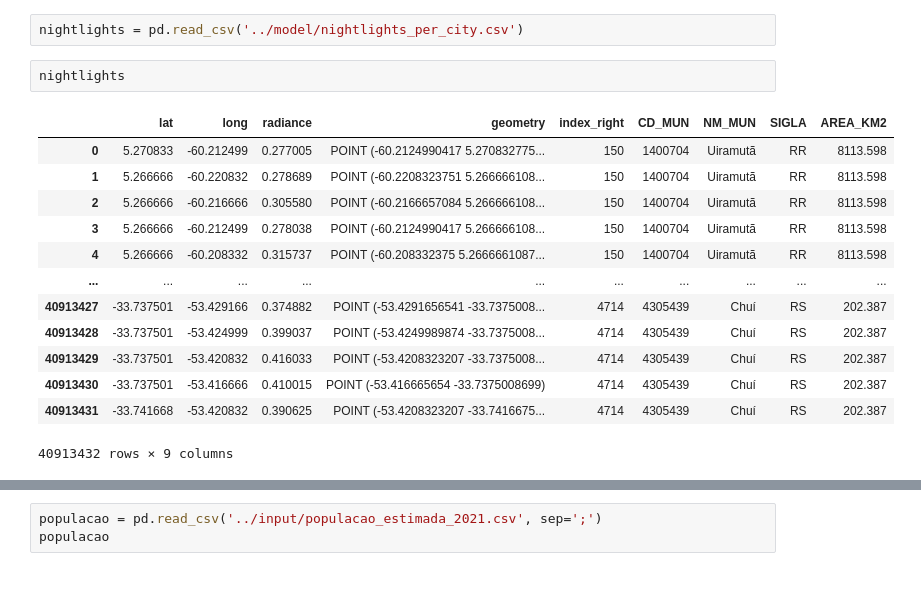
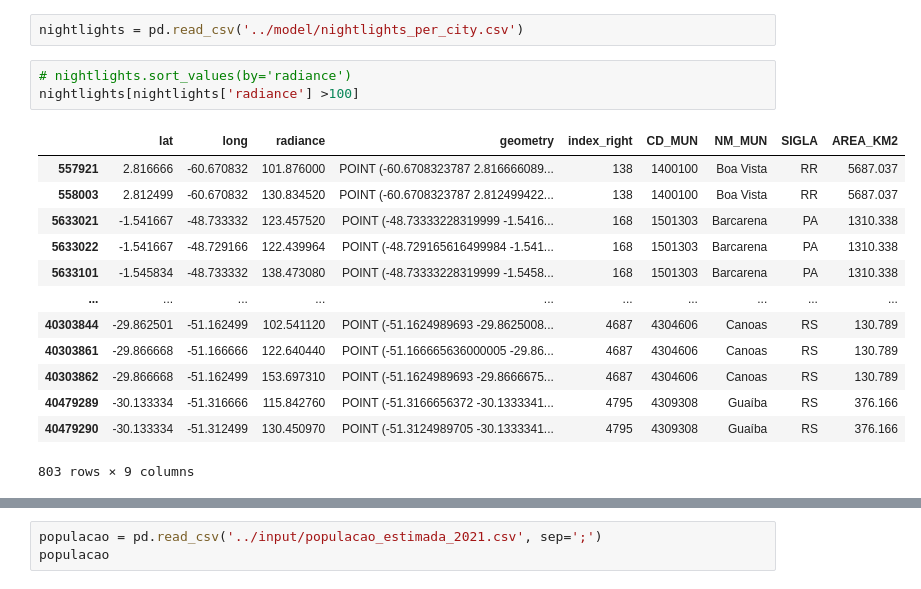
Before and after one commit to dev-jotape/predict_poverty_br, a Jupyter notebook: preprocessing/3-city_sample.ipynb, the cells around one changed output, grey strips where cells are left out. Drawn from its saved outputs; the diff is of its cells as text.

```diff
--- a/preprocessing/3-city_sample.ipynb
+++ b/preprocessing/3-city_sample.ipynb
@@ -18,19 +18,20 @@ import numpy as np
 import math
 # %%
 nightlights = pd.read_csv('../model/nightlights_per_city.csv')
-# %%
-nightlights
-# %% [output]
-|  | lat | long | radiance | geometry | index_right | CD_MUN | NM_MUN | SIGLA | AREA_KM2 |
-| 0 | 5.270833 | -60.212499 | 0.277005 | POINT (-60.2124990417 5.270832775... | 150 | 1400704 | Uiramutã | RR | 8113.598 |
-| 1 | 5.266666 | -60.220832 | 0.278689 | POINT (-60.2208323751 5.266666108... | 150 | 1400704 | Uiramutã | RR | 8113.598 |
-| 2 | 5.266666 | -60.216666 | 0.305580 | POINT (-60.2166657084 5.266666108... | 150 | 1400704 | Uiramutã | RR | 8113.598 |
-| 3 | 5.266666 | -60.212499 | 0.278038 | POINT (-60.2124990417 5.266666108... | 150 | 1400704 | Uiramutã | RR | 8113.598 |
-| 4 | 5.266666 | -60.208332 | 0.315737 | POINT (-60.208332375 5.2666661087... | 150 | 1400704 | Uiramutã | RR | 8113.598 |
-| ... | ... | ... | ... | ... | ... | ... | ... | ... | ... |
-| 40913427 | -33.737501 | -53.429166 | 0.374882 | POINT (-53.4291656541 -33.7375008... | 4714 | 4305439 | Chuí | RS | 202.387 |
-| 40913428 | -33.737501 | -53.424999 | 0.399037 | POINT (-53.4249989874 -33.7375008... | 4714 | 4305439 | Chuí | RS | 202.387 |
-| 40913429 | -33.737501 | -53.420832 | 0.416033 | POINT (-53.4208323207 -33.7375008... | 4714 | 4305439 | Chuí | RS | 202.387 |
-| 40913430 | -33.737501 | -53.416666 | 0.410015 | POINT (-53.416665654 -33.7375008699) | 4714 | 4305439 | Chuí | RS | 202.387 |
-| 40913431 | -33.741668 | -53.420832 | 0.390625 | POINT (-53.4208323207 -33.7416675... | 4714 | 4305439 | Chuí | RS | 202.387 |
-40913432 rows × 9 columns
+# %%
+# nightlights.sort_values(by='radiance')
+nightlights[nightlights['radiance'] >100]
+# %% [output]
+|  | lat | long | radiance | geometry | index_right | CD_MUN | NM_MUN | SIGLA | AREA_KM2 |
+| 557921 | 2.816666 | -60.670832 | 101.876000 | POINT (-60.6708323787 2.816666089... | 138 | 1400100 | Boa Vista | RR | 5687.037 |
+| 558003 | 2.812499 | -60.670832 | 130.834520 | POINT (-60.6708323787 2.812499422... | 138 | 1400100 | Boa Vista | RR | 5687.037 |
+| 5633021 | -1.541667 | -48.733332 | 123.457520 | POINT (-48.73333228319999 -1.5416... | 168 | 1501303 | Barcarena | PA | 1310.338 |
+| 5633022 | -1.541667 | -48.729166 | 122.439964 | POINT (-48.729165616499984 -1.541... | 168 | 1501303 | Barcarena | PA | 1310.338 |
+| 5633101 | -1.545834 | -48.733332 | 138.473080 | POINT (-48.73333228319999 -1.5458... | 168 | 1501303 | Barcarena | PA | 1310.338 |
+| ... | ... | ... | ... | ... | ... | ... | ... | ... | ... |
+| 40303844 | -29.862501 | -51.162499 | 102.541120 | POINT (-51.1624989693 -29.8625008... | 4687 | 4304606 | Canoas | RS | 130.789 |
+| 40303861 | -29.866668 | -51.166666 | 122.640440 | POINT (-51.166665636000005 -29.86... | 4687 | 4304606 | Canoas | RS | 130.789 |
+| 40303862 | -29.866668 | -51.162499 | 153.697310 | POINT (-51.1624989693 -29.8666675... | 4687 | 4304606 | Canoas | RS | 130.789 |
+| 40479289 | -30.133334 | -51.316666 | 115.842760 | POINT (-51.3166656372 -30.1333341... | 4795 | 4309308 | Guaíba | RS | 376.166 |
+| 40479290 | -30.133334 | -51.312499 | 130.450970 | POINT (-51.3124989705 -30.1333341... | 4795 | 4309308 | Guaíba | RS | 376.166 |
+803 rows × 9 columns
```
Also changed, not shown: parts of 2 cells of this notebook, 5 other files.
